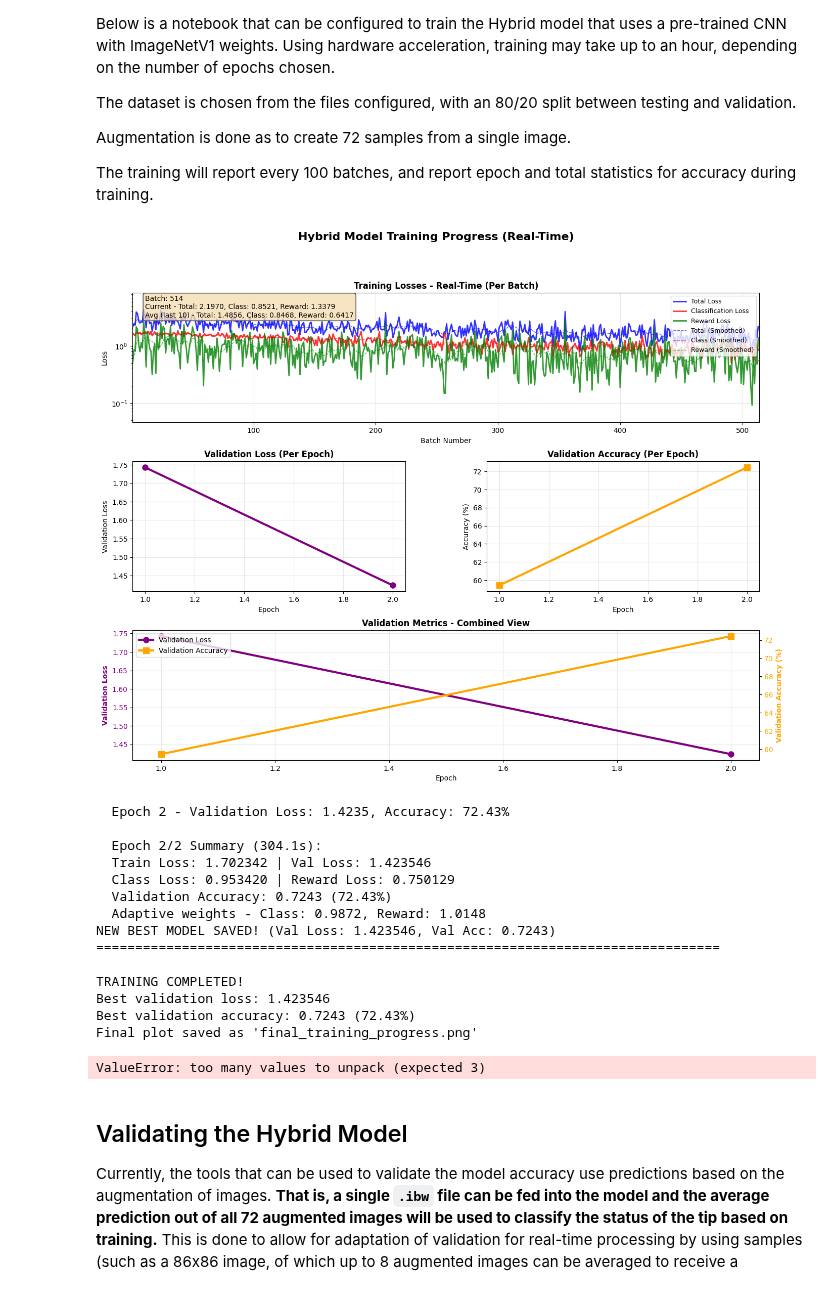
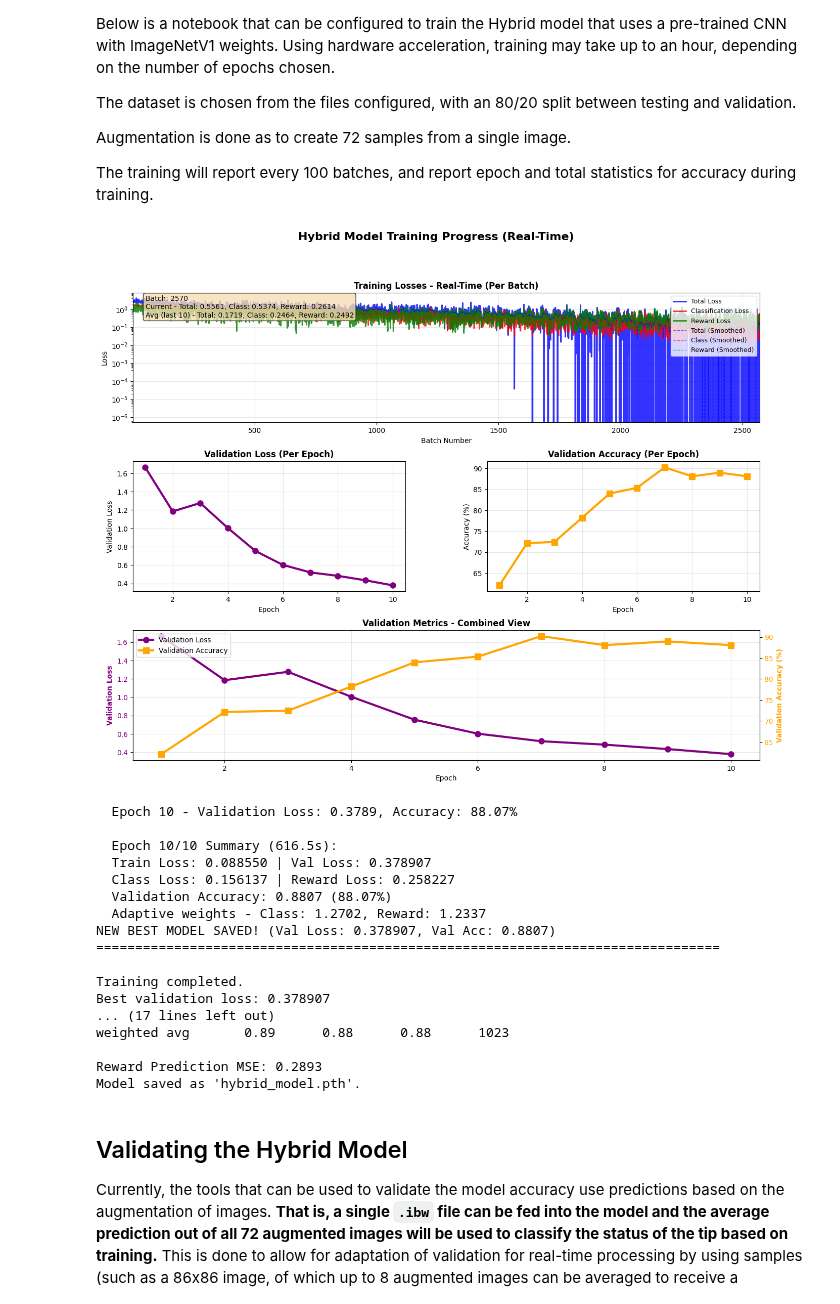
Before and after one commit to colinedsall/ofdspm, a Jupyter notebook: examples.ipynb, the cells around one changed output. Drawn from its saved outputs; the diff is of its cells as text; code cells hidden in the pictures.

Commit message:
Added example run of 10 epochs for Hybrid classifier

```diff
--- a/examples.ipynb
+++ b/examples.ipynb
@@ -138,50 +138,52 @@ def hybrid_model(base_folders, dataset_names, weights, batch_size, num_epochs):
 
 if __name__ == "__main__":
     # Load multiple datasets (setup for this repo)
     # Define the local folders (either relative or direct) that you can access these paths
     # from. You can also define subfolder names as needed, such as if you ran the same experiment
     # done here.
     # The following names will be left as placeholders:
     base_folders = ["exp_data/June 18"]
     dataset_names = ["read_out", "wear_out"]
 
     # Define the reward weights here for the augmented dataset and training
     weights = {
         'height_consistency': 0.25,
         'phase_consistency': 0.20,
         'sharpness': 0.5,
         'snr': 0.25,
         'data_diversity': 0.01,
         'tip_freshness': 0.02,
         'scan_rate': 0.02
     }
 
     # Batch size chosen as 16 for performance
     batch_size = 16
 
     # Choose the number of epochs for training
-    num_epochs = 3
+    num_epochs = 10
 
     # NOTE: DROPOUT RATE FOR REWARDAWAREMODEL WAS 0.3, NOW 0.2
 
     hybrid_model(base_folders, dataset_names, weights, batch_size, num_epochs)  # Runs the above script, as this can be transferred to another .py file
 # %% [output]
-[figure, old version]
+[figure, new version]
-  Epoch 2 - Validation Loss: 1.4235, Accuracy: 72.43%
+  Epoch 10 - Validation Loss: 0.3789, Accuracy: 88.07%
 
-  Epoch 2/2 Summary (304.1s):
-  Train Loss: 1.702342 | Val Loss: 1.423546
-  Class Loss: 0.953420 | Reward Loss: 0.750129
-  Validation Accuracy: 0.7243 (72.43%)
-  Adaptive weights - Class: 0.9872, Reward: 1.0148
-NEW BEST MODEL SAVED! (Val Loss: 1.423546, Val Acc: 0.7243)
+  Epoch 10/10 Summary (616.5s):
+  Train Loss: 0.088550 | Val Loss: 0.378907
+  Class Loss: 0.156137 | Reward Loss: 0.258227
+  Validation Accuracy: 0.8807 (88.07%)
+  Adaptive weights - Class: 1.2702, Reward: 1.2337
+NEW BEST MODEL SAVED! (Val Loss: 0.378907, Val Acc: 0.8807)
 ================================================================================
 
-TRAINING COMPLETED!
-Best validation loss: 1.423546
-Best validation accuracy: 0.7243 (72.43%)
-Final plot saved as 'final_training_progress.png'
+Training completed.
+Best validation loss: 0.378907
+... (17 lines left out)
+weighted avg       0.89      0.88      0.88      1023
+
+Reward Prediction MSE: 0.2893
+Model saved as 'hybrid_model.pth'.
-ValueError: too many values to unpack (expected 3)
 # %% [markdown]
 ## Validating the Hybrid Model
 Currently, the tools that can be used to validate the model accuracy use predictions based on the augmentation of images. **That is, a single `.ibw` file can be fed into the model and the average prediction out of all 72 augmented images will be used to classify the status of the tip based on training.** This is done to allow for adaptation of validation for real-time processing by using samples (such as a 86x86 image, of which up to 8 augmented images can be averaged to receive a prediction). **Since the model was trained on these augmented images, there is little concern for the lack of available data from such small images.**
```
Also changed, not shown: parts of 2 cells of this notebook.
